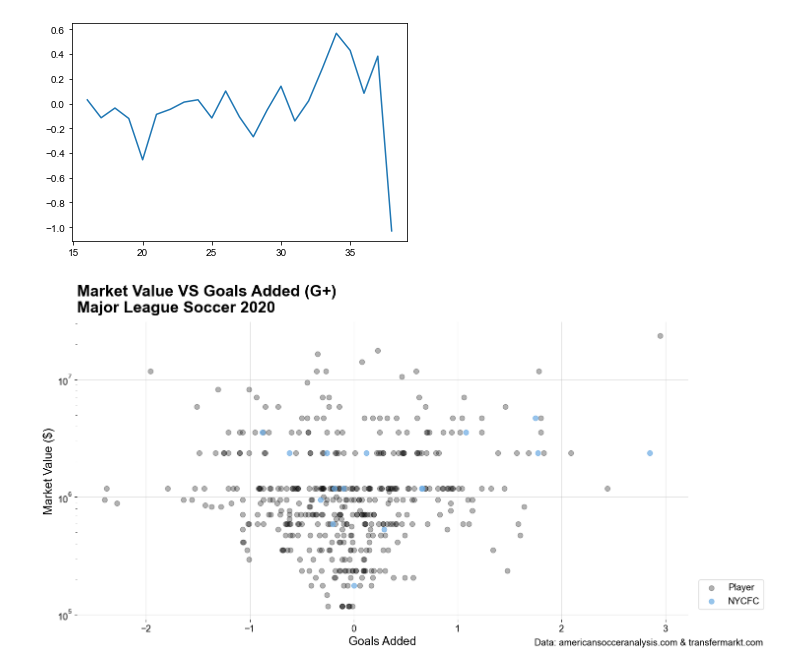
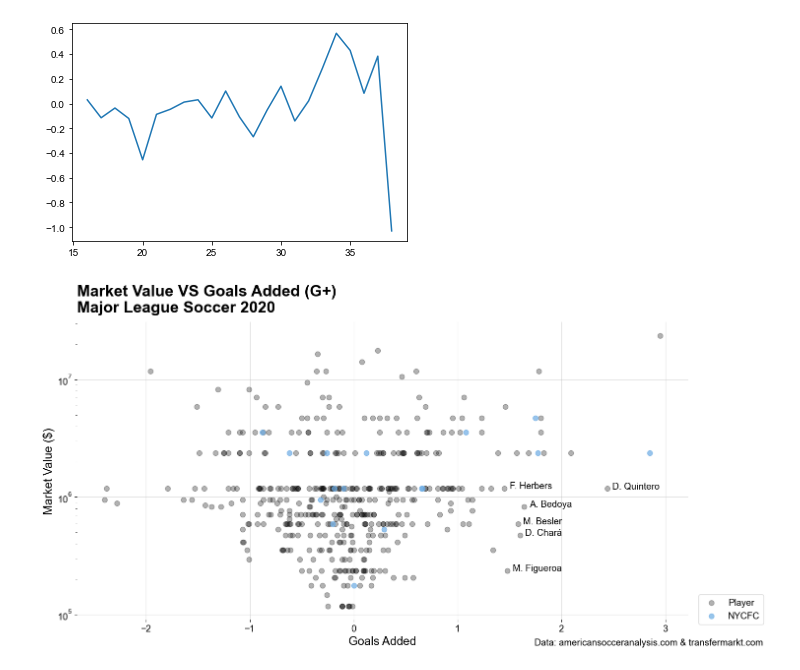
Before and after one commit to type-null/soccer-analysis, a Jupyter notebook: plot.ipynb, the cells around one changed output. Drawn from its saved outputs; the diff is of its cells as text; code cells hidden in the pictures.

```diff
--- a/plot.ipynb
+++ b/plot.ipynb
@@ -143,7 +149,7 @@ from scipy.stats import norm
 data = np.random.normal(loc=5.0, scale=2.0, size=1000)
 mean,std=norm.fit(data)
 # %%
-mil_df = df[df['usd']>=10000000].reset_index(drop=True)
+mil_df = df_raw[df_raw['usd']>=10000000].reset_index(drop=True)
 mil_df
 # %% [output]
 |  | Player | Club | MINS | POS | player | club | value | age | join_age | usd |
@@ -342,35 +357,35 @@ plt.figure(figsize=(1600/my_dpi, 800/my_dpi), dpi=my_dpi)
 plt.rcParams["font.family"] = "Arial"
 
 ax=plt.gca()
 # ax.get_xaxis().set_visible(False)
 ax.spines['top'].set_visible(False)
 ax.spines['bottom'].set_visible(False)
 ax.spines['right'].set_visible(False)
 ax.spines['left'].set_visible(False)
 
 plt.scatter(df['Goals Added'], df['usd'], color='k', zorder=100, s=60, label='Player', alpha=.3)
 plt.scatter(df2['Goals Added'], df2['usd'], color='#6CACE4', zorder=101, s=60, label='NYCFC', alpha=.7)
 
+udervalued = df1[(df1['usd']<1.2e6)&(df1['Goals Added']>1.4)].reset_index(drop=True)
 
-
-# for i, txt in enumerate(mil_df['player']):
-#     plt.annotate(txt, (mil_df.loc[i,'age']-.8, mil_df.loc[i,'usd']+500000), fontsize=annof)
+for i, txt in enumerate(udervalued['player']):
+    plt.annotate(txt, (udervalued.loc[i,'Goals Added']+.05, udervalued.loc[i,'usd']), fontsize=annof)
 
 # ax.axvspan(25, 29, alpha=a, color='r', label='Peak Age')
 
 plt.grid(alpha=a_grid)
 plt.title("Market Value VS Goals Added (G+)\nMajor League Soccer 2020", fontsize=titlef, y=1.02,
           fontweight='bold', loc='left')
 plt.ylabel("Market Value ($)", fontsize=tickf)
 plt.xlabel("Goals Added", fontsize=tickf)
 plt.xticks(fontsize=annof)
 plt.yticks(fontsize=annof)
 ax.set_yscale('log')
 # ax.set_ylim(ymin=-40)
 # ax.set_xlim(xmin=15.5)
-plt.legend(bbox_to_anchor=(1.01, 0.15), loc='upper left', fontsize=14)
+plt.legend(bbox_to_anchor=(1.01, 0.1), loc='upper left', fontsize=14)
 plt.figtext(0.705, 0.06, "Data: americansocceranalysis.com & transfermarkt.com", fontsize=annof)
 plt.savefig('img/g+_mkv.png', bbox_inches='tight')
 plt.show()
 # %% [output]
-[figure, old version]
+[figure, new version]
```
Also changed, not shown: parts of 9 cells of this notebook, 11 other files.
